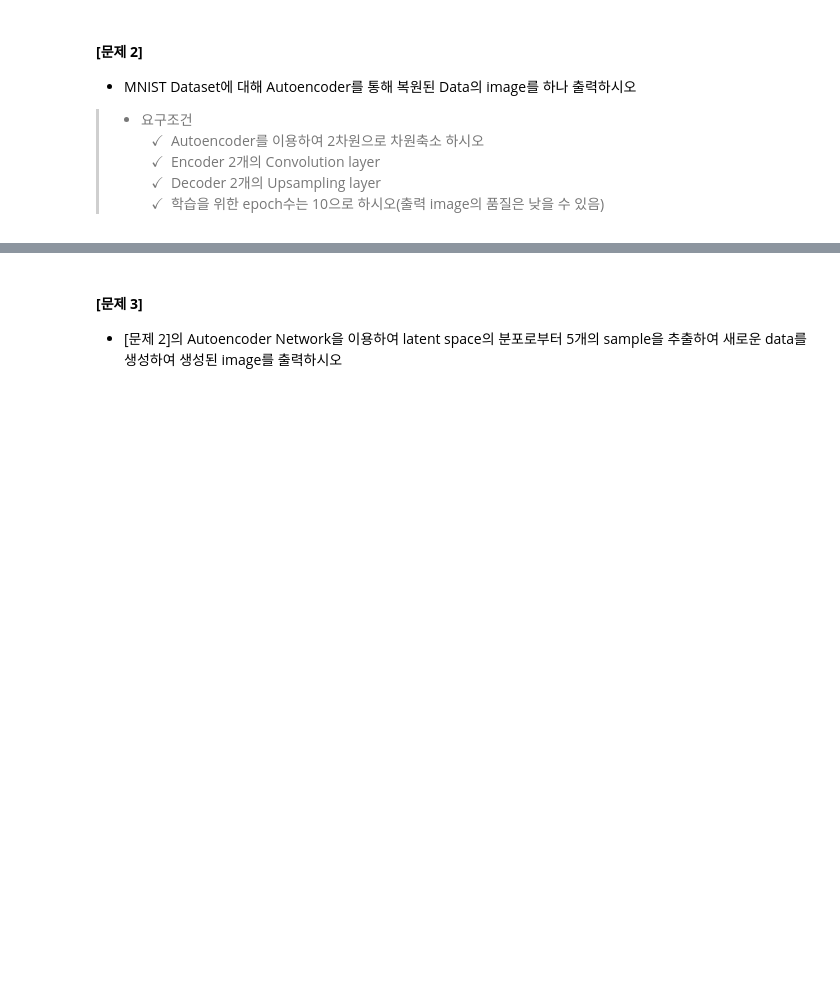
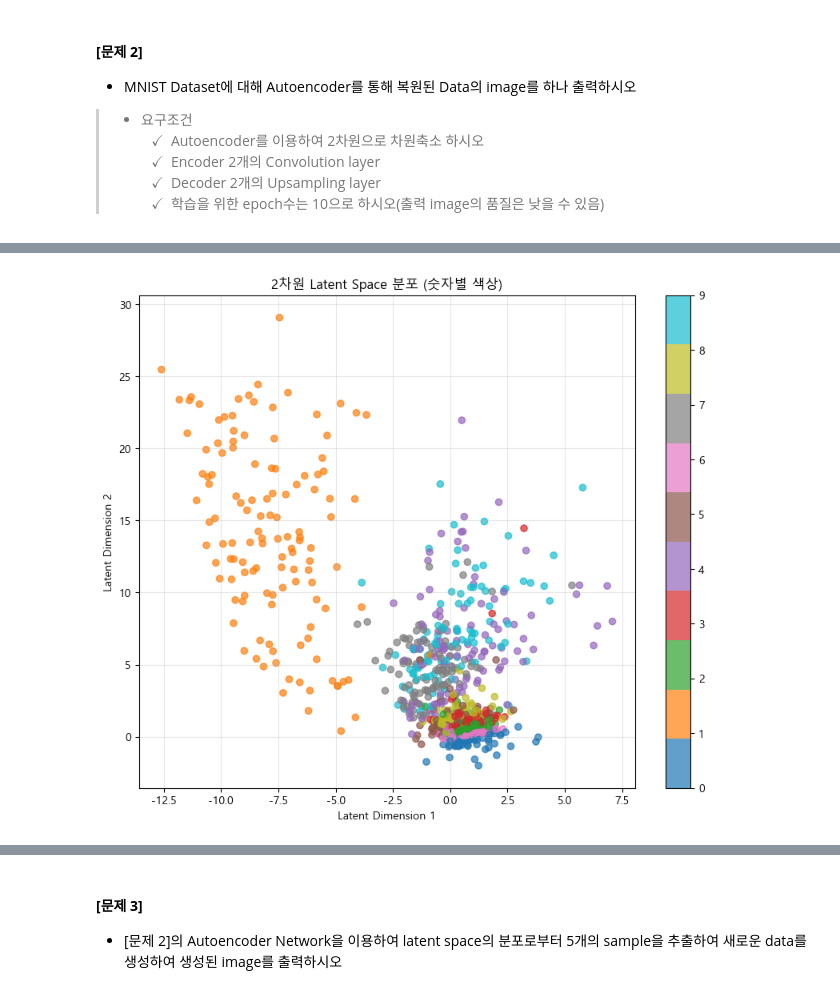
Before and after one commit to brighteen/Deep-Learning, a Jupyter notebook: Unsupervised Learning/기말고사_비지도학습_문제지(20250617).ipynb, the cells around one changed output, grey strips where cells are left out. Cells and saved outputs as stored; diff of their text form; code cells hidden in the pictures; blank space fills up the shorter version.

```diff
--- a/Unsupervised Learning/기말고사_비지도학습_문제지(20250617).ipynb
+++ b/Unsupervised Learning/기말고사_비지도학습_문제지(20250617).ipynb
@@ -46,0 +230,25 @@ $ \ \ $ $\checkmark \ $ 학습을 위한 epoch수는 10으로 하시오(출력 i
+# %%
+from tensorflow.keras import layers
+
+# 2단계: Encoder 구성 (2개 Convolution layer)
+print("\n=== 2단계: Encoder 구성 ===")
+input_img = keras.Input(shape=(28, 28, 1))
+
+# 첫 번째 Convolution layer
+x = layers.Conv2D(32, (3, 3), activation='relu', padding='same')(input_img)
+x = layers.MaxPooling2D((2, 2), padding='same')(x)  # 28x28 -> 14x14
+
+# 두 번째 Convolution layer
+x = layers.Conv2D(64, (3, 3), activation='relu', padding='same')(x)
+x = layers.MaxPooling2D((2, 2), padding='same')(x)  # 14x14 -> 7x7
+
+# Flatten하여 Dense layer로 연결
+x = layers.Flatten()(x)
+x = layers.Dense(128, activation='relu')(x)
+
+# 2차원 latent space로 압축 (핵심 요구사항!)
+encoded = layers.Dense(2, activation='linear', name='encoded')(x)
+
+print("Encoder 구조:")
+encoder = keras.Model(input_img, encoded)
+encoder.summary()
@@ -46,0 +453,18 @@ $ \ \ $ $\checkmark \ $ 학습을 위한 epoch수는 10으로 하시오(출력 i
+# %%
+# 8단계: 2차원 latent space 분포 시각화
+print("\n=== 8단계: 2차원 latent space 분포 시각화 ===")
+
+# 더 많은 테스트 데이터로 latent space 시각화
+n_viz = 1000
+test_encoded = encoder.predict(x_test[:n_viz])
+
+plt.figure(figsize=(10, 8))
+scatter = plt.scatter(test_encoded[:, 0], test_encoded[:, 1],
+                     c=y_test[:n_viz], cmap='tab10', alpha=0.7)
+plt.colorbar(scatter)
+plt.title('2차원 Latent Space 분포 (숫자별 색상)')
+plt.xlabel('Latent Dimension 1')
+plt.ylabel('Latent Dimension 2')
+plt.grid(True, alpha=0.3)
+plt.show()
+# %% [output]
@@ -46,0 +473 @@ $ \ \ $ $\checkmark \ $ 학습을 위한 epoch수는 10으로 하시오(출력 i
+[figure, added]
```
Also changed, not shown: parts of 27 cells of this notebook.
